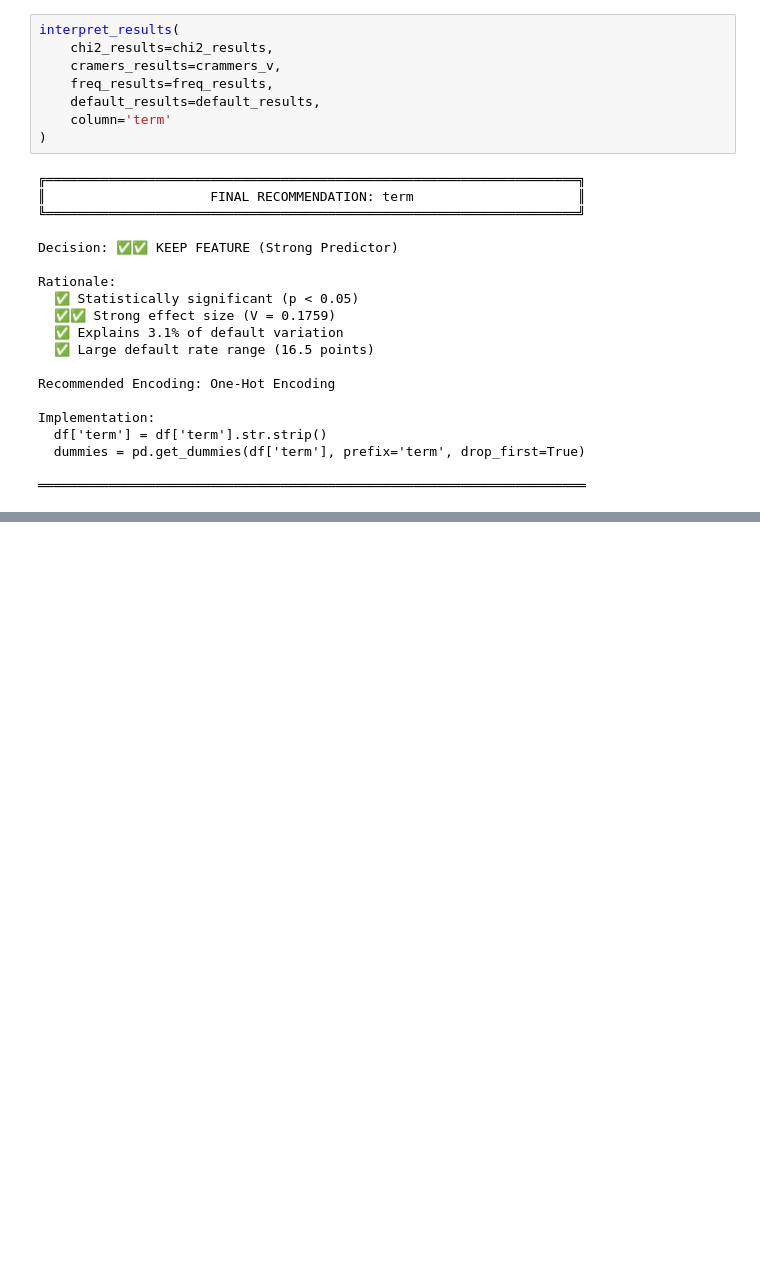
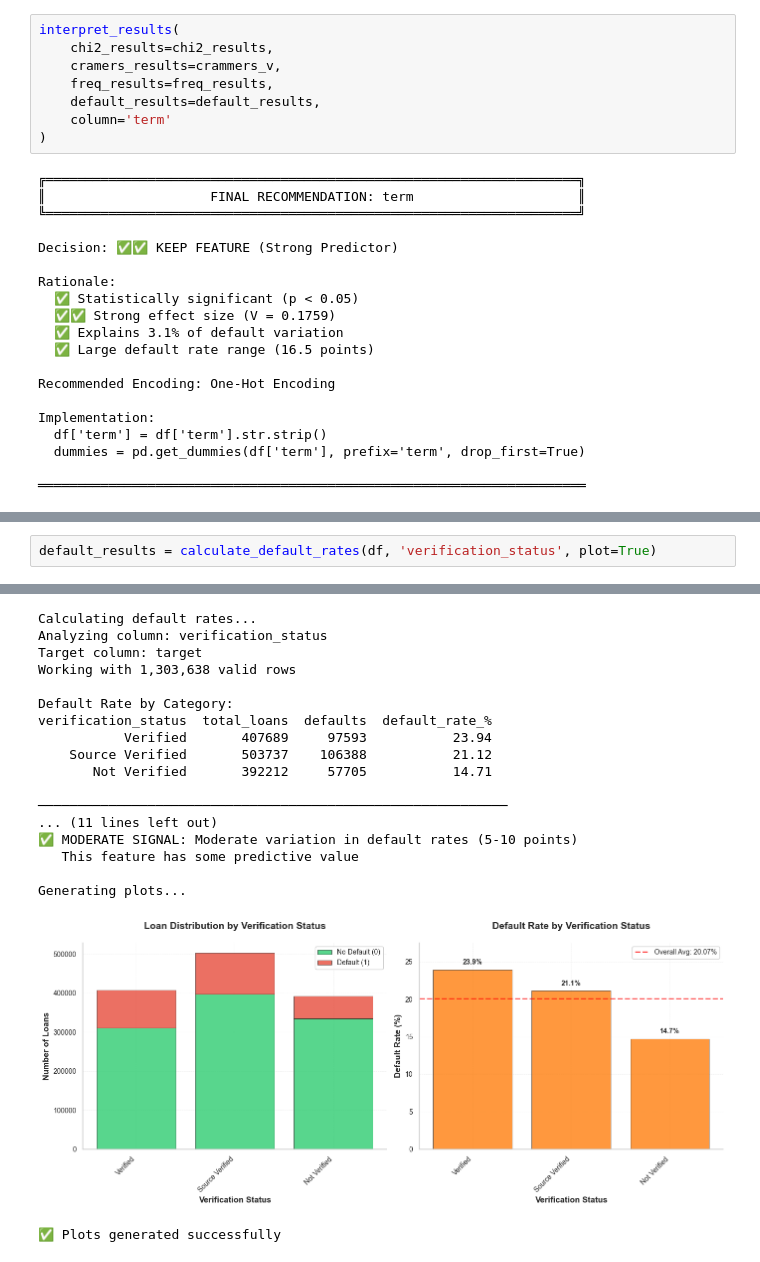
Before and after one commit to salman7420/credit-risk-model, a Jupyter notebook: notebooks/02_univariate_eda_categorical.ipynb, the cells around one changed output, grey strips where cells are left out. Drawn from its saved outputs; the diff is of its cells as text; blank space fills up the shorter version.

```diff
--- a/notebooks/02_univariate_eda_categorical.ipynb
+++ b/notebooks/02_univariate_eda_categorical.ipynb
@@ -199,0 +477,3 @@ check_missing_values = check_missing_values(df, 'term')
+# %%
+default_results = calculate_default_rates(df, 'verification_status', plot=True)
+# %% [output]
@@ -199,0 +484,19 @@ check_missing_values = check_missing_values(df, 'term')
+Calculating default rates...
+Analyzing column: verification_status
+Target column: target
+Working with 1,303,638 valid rows
+
+Default Rate by Category:
+verification_status  total_loans  defaults  default_rate_%
+           Verified       407689     97593           23.94
+    Source Verified       503737    106388           21.12
+       Not Verified       392212     57705           14.71
+
+────────────────────────────────────────────────────────────
+... (11 lines left out)
+✅ MODERATE SIGNAL: Moderate variation in default rates (5-10 points)
+   This feature has some predictive value
+
+Generating plots...
+[figure, added]
+✅ Plots generated successfully
```
Also changed, not shown: parts of 39 cells of this notebook, 1 other file.
